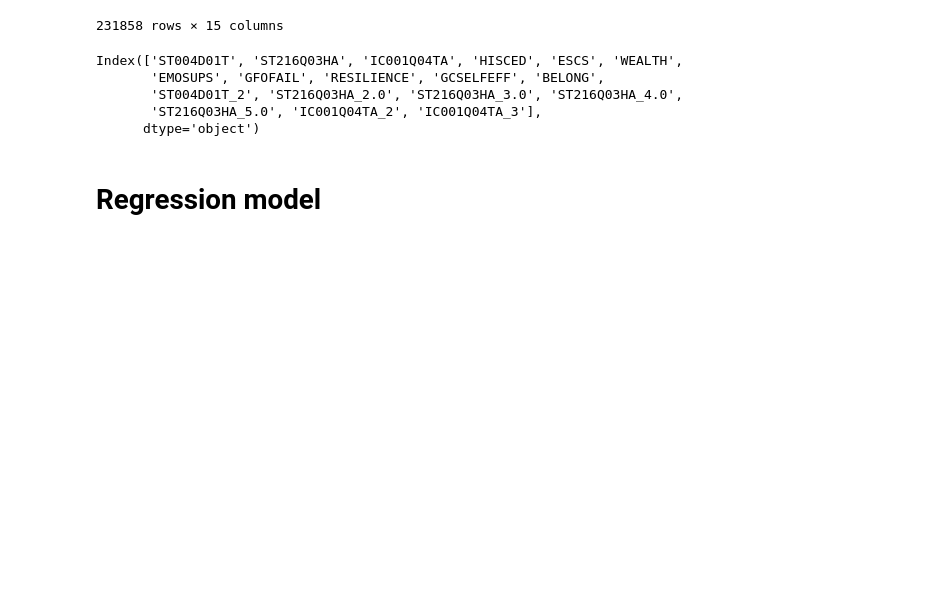
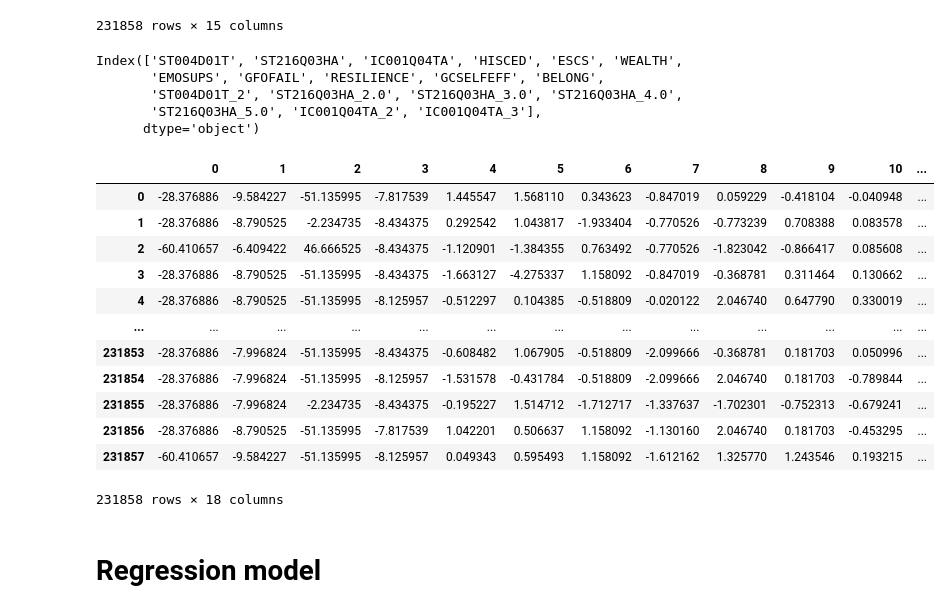
Before and after one commit to LangqingZou/Math-509, a Jupyter notebook: main.ipynb, the cells around one changed output. Cells and saved outputs as stored; diff of their text form; code cells hidden in the pictures; blank space fills up the shorter version.

Commit message:
complete standardize and save as a csv file

```diff
--- a/main.ipynb
+++ b/main.ipynb
@@ -198,0 +207,22 @@ Index(['ST004D01T', 'ST216Q03HA', 'IC001Q04TA', 'HISCED', 'ESCS', 'WEALTH',
+# %%
+df2 = df.copy()
+# %%
+scaler = StandardScaler()
+scaler.fit(df)
+df2 = scaler.transform(df2)
+df22 = pd.DataFrame(df2)
+df22
+# %% [output]
+|  | 0 | 1 | 2 | 3 | 4 | 5 | 6 | 7 | 8 | 9 | 10 | ... |
+| 0 | -28.376886 | -9.584227 | -51.135995 | -7.817539 | 1.445547 | 1.568110 | 0.343623 | -0.847019 | 0.059229 | -0.418104 | -0.040948 | ... |
+| 1 | -28.376886 | -8.790525 | -2.234735 | -8.434375 | 0.292542 | 1.043817 | -1.933404 | -0.770526 | -0.773239 | 0.708388 | 0.083578 | ... |
+| 2 | -60.410657 | -6.409422 | 46.666525 | -8.434375 | -1.120901 | -1.384355 | 0.763492 | -0.770526 | -1.823042 | -0.866417 | 0.085608 | ... |
+| 3 | -28.376886 | -8.790525 | -51.135995 | -8.434375 | -1.663127 | -4.275337 | 1.158092 | -0.847019 | -0.368781 | 0.311464 | 0.130662 | ... |
+| 4 | -28.376886 | -8.790525 | -51.135995 | -8.125957 | -0.512297 | 0.104385 | -0.518809 | -0.020122 | 2.046740 | 0.647790 | 0.330019 | ... |
+| ... | ... | ... | ... | ... | ... | ... | ... | ... | ... | ... | ... | ... |
+| 231853 | -28.376886 | -7.996824 | -51.135995 | -8.434375 | -0.608482 | 1.067905 | -0.518809 | -2.099666 | -0.368781 | 0.181703 | 0.050996 | ... |
+| 231854 | -28.376886 | -7.996824 | -51.135995 | -8.125957 | -1.531578 | -0.431784 | -0.518809 | -2.099666 | 2.046740 | 0.181703 | -0.789844 | ... |
+| 231855 | -28.376886 | -7.996824 | -2.234735 | -8.434375 | -0.195227 | 1.514712 | -1.712717 | -1.337637 | -1.702301 | -0.752313 | -0.679241 | ... |
+| 231856 | -28.376886 | -8.790525 | -51.135995 | -7.817539 | 1.042201 | 0.506637 | 1.158092 | -1.130160 | 2.046740 | 0.181703 | -0.453295 | ... |
+| 231857 | -60.410657 | -9.584227 | -51.135995 | -8.125957 | 0.049343 | 0.595493 | 1.158092 | -1.612162 | 1.325770 | 1.243546 | 0.193215 | ... |
+231858 rows × 18 columns
```
Also changed, not shown: parts of 7 cells of this notebook.
